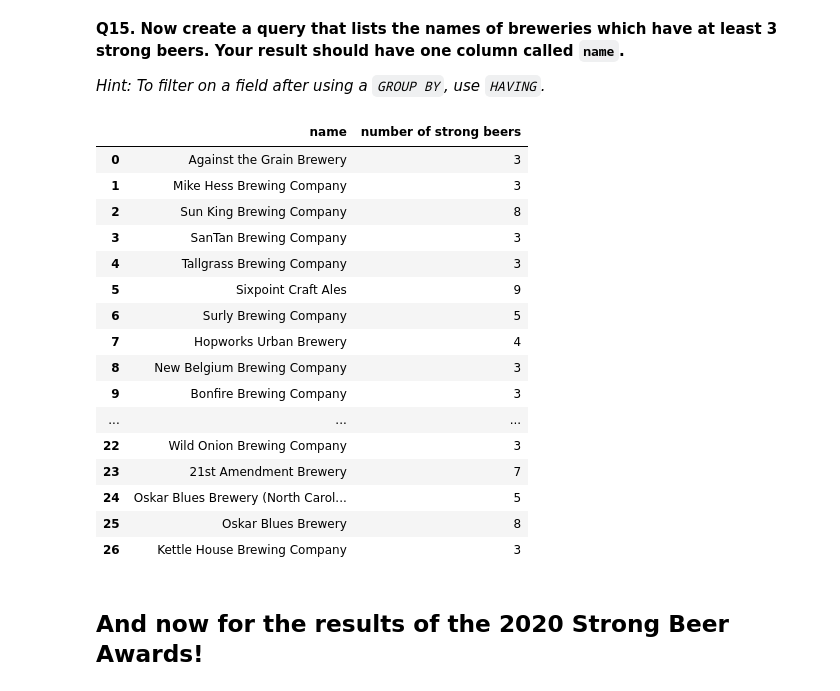
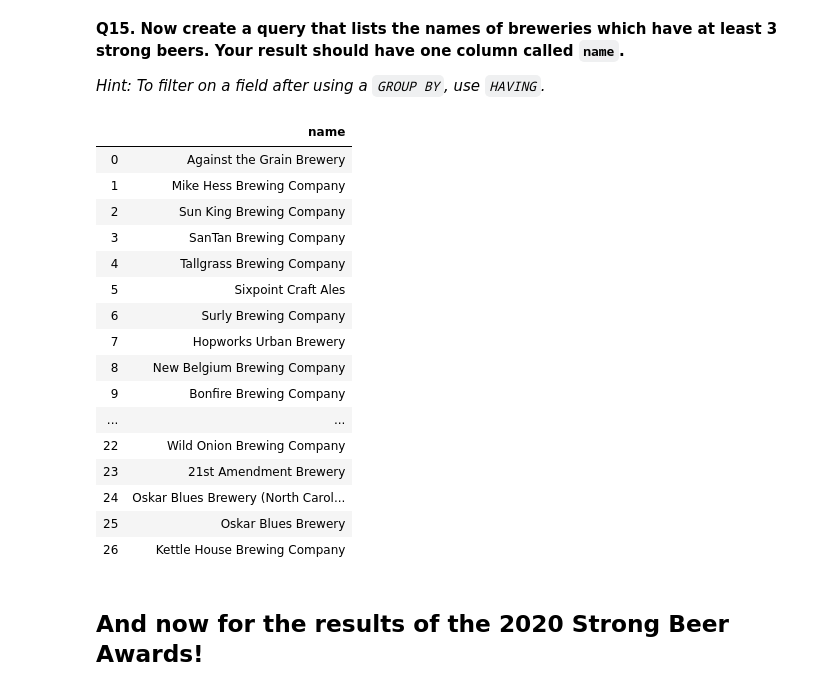
Before and after one commit to Louis-Bad/KATE_module-6, a Jupyter notebook: craft_beer_analysis/craft_beer_analysis.ipynb, the cells around one changed output. Saved outputs shown, nothing was run; the diff lists cells and outputs as text; code cells hidden in the pictures.

```diff
--- a/craft_beer_analysis/craft_beer_analysis.ipynb
+++ b/craft_beer_analysis/craft_beer_analysis.ipynb
@@ -490,43 +488,42 @@ _Hint: To filter on a field after using a `GROUP BY`, use `HAVING`._
 # %%
 # Add your code below
 at_least_three_strong_beers_query = '''
 SELECT
-    breweries.name,
-    COUNT(beers.name) AS [number of strong beers]
+    breweries.name
 FROM
     beers
 LEFT JOIN
     breweries ON beers.brewery_id = breweries.brewery_id
 WHERE
     abv > 0.06
     AND
     ibu > 60
 GROUP BY
     breweries.brewery_id
 HAVING
-    [number of strong beers] >= 3
+    COUNT(beers.name) >= 3
 '''
 
 at_least_three_strong_beers_result = pd.read_sql_query(at_least_three_strong_beers_query, conn)
 at_least_three_strong_beers_result
 # %% [output]
-|  | name | number of strong beers |
-| 0 | Against the Grain Brewery | 3 |
-| 1 | Mike Hess Brewing Company | 3 |
-| 2 | Sun King Brewing Company | 8 |
-| 3 | SanTan Brewing Company | 3 |
-| 4 | Tallgrass Brewing Company | 3 |
-| 5 | Sixpoint Craft Ales | 9 |
-| 6 | Surly Brewing Company | 5 |
-| 7 | Hopworks Urban Brewery | 4 |
-| 8 | New Belgium Brewing Company | 3 |
-| 9 | Bonfire Brewing Company | 3 |
-| ... | ... | ... |
-| 22 | Wild Onion Brewing Company | 3 |
-| 23 | 21st Amendment Brewery | 7 |
-| 24 | Oskar Blues Brewery (North Carol... | 5 |
-| 25 | Oskar Blues Brewery | 8 |
-| 26 | Kettle House Brewing Company | 3 |
+|  | name |
+| 0 | Against the Grain Brewery |
+| 1 | Mike Hess Brewing Company |
+| 2 | Sun King Brewing Company |
+| 3 | SanTan Brewing Company |
+| 4 | Tallgrass Brewing Company |
+| 5 | Sixpoint Craft Ales |
+| 6 | Surly Brewing Company |
+| 7 | Hopworks Urban Brewery |
+| 8 | New Belgium Brewing Company |
+| 9 | Bonfire Brewing Company |
+| ... | ... |
+| 22 | Wild Onion Brewing Company |
+| 23 | 21st Amendment Brewery |
+| 24 | Oskar Blues Brewery (North Carol... |
+| 25 | Oskar Blues Brewery |
+| 26 | Kettle House Brewing Company |
 # %% [markdown]
 ## And now for the results of the 2020 Strong Beer Awards!
 # %% [markdown]
```
Also changed, not shown: parts of 4 cells of this notebook.
